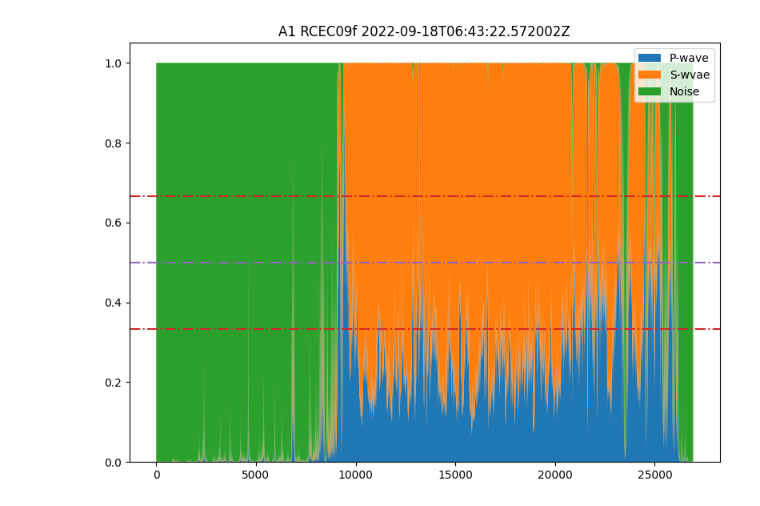
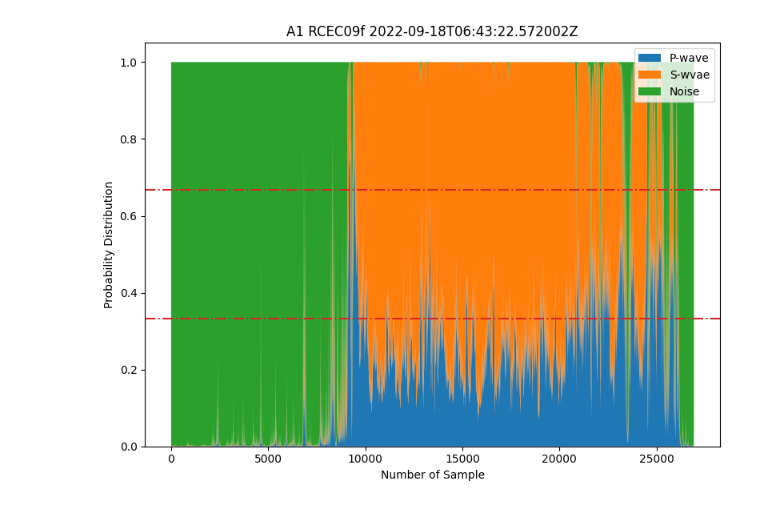
Before and after one commit to Gauss963/SeismicTorch, a Jupyter notebook: QSIS_dataprep_single.ipynb, the cells around one changed output. Drawn from its saved outputs; the diff is of its cells as text; code cells hidden in the pictures.

```diff
--- a/QSIS_dataprep_single.ipynb
+++ b/QSIS_dataprep_single.ipynb
@@ -107,30 +109,40 @@ def stream_prep(input_Stream, label):
     # 在 y=0.33 的位置添加一條水平線
     ax.axhline(y = 1/3, color = 'C3', linestyle = 'dashdot')
     ax.axhline(y = 2/3, color = 'C3', linestyle = 'dashdot')
-    ax.axhline(y = 0.5, color = 'C4', linestyle = 'dashdot')
+    # ax.axhline(y = 0.5, color = 'dimgray', linestyle = 'dashdot')
 
     # 在 data[:, 0] < 0.5 的位置畫上星星
     star_x = x[data[:, 2] < 0.5]
     star_y = data[data[:, 2] < 0.5, 2]
     star_y = 1 - star_y
 
-    # ax.scatter(star_x, star_y, marker = '*', color = 'yellow')
+    if label == 'noise':
+        # ax.scatter(star_x, star_y, marker = '*', color = 'yellow')
+        pass
 
     # 添加圖例
     ax.legend()
 
     # 設定標題
     ax.set_title(station_info + str(input_Stream[0].stats.starttime))
+    ax.set_xlabel('Number of Sample')
+    ax.set_ylabel('Probability Distribution')
 
     plt.tight_layout()
-
     # Save the figure to a file
 
     if label == 'event':
         plt.savefig('./Result_Finetuing/Single_event_test.pdf')
+        input_Stream.plot(color = 'C0', outfile = './Result_Finetuing/Single_event_threechannel.pdf')
 
     if label == 'noise':
         plt.savefig('./Result_Finetuing/Single_noise_test.pdf')
+        input_Stream.plot(color = 'C0', outfile = './Result_Finetuing/Single_noise_threechannel.pdf')
+
+    if label == 'others':
+        plt.savefig('./Result_Finetuing/Single_others_test.pdf')
+        input_Stream.plot(color = 'C0', outfile = './Result_Finetuing/Single_others_threechannel.pdf')
+
 
     # 顯示圖表
     plt.show()
@@ -139,14 +151,11 @@ datadir = './dada_QSIS_test'
 # %%
 file1 = datadir + '/RCEC.09f.5AF30.TW.A1.HLX.2022.09.18.06.43.22.sac'
 file2 = datadir + '/RCEC.09f.5AF30.TW.A1.HLY.2022.09.18.06.43.22.sac'
 file3 = datadir + '/RCEC.09f.5AF30.TW.A1.HLZ.2022.09.18.06.43.22.sac'
 evaluate_event = read(file1) + read(file2) + read(file3)
-
-evaluate_event.plot(color = 'C0', outfile = './Result_Finetuing/Single_event_threechannel.pdf')
-
 stream_prep(evaluate_event, label = 'event')
 # %% [output]
-[figure, old version]
+[figure, new version]
 # %%
 file4 = datadir + '/5AF30.TW..HLX.2023.07.05.02.21.21.sac'
 file5 = datadir + '/5AF30.TW..HLY.2023.07.05.02.21.21.sac'
```
Also changed, not shown: parts of 4 cells of this notebook, 12 other files.
